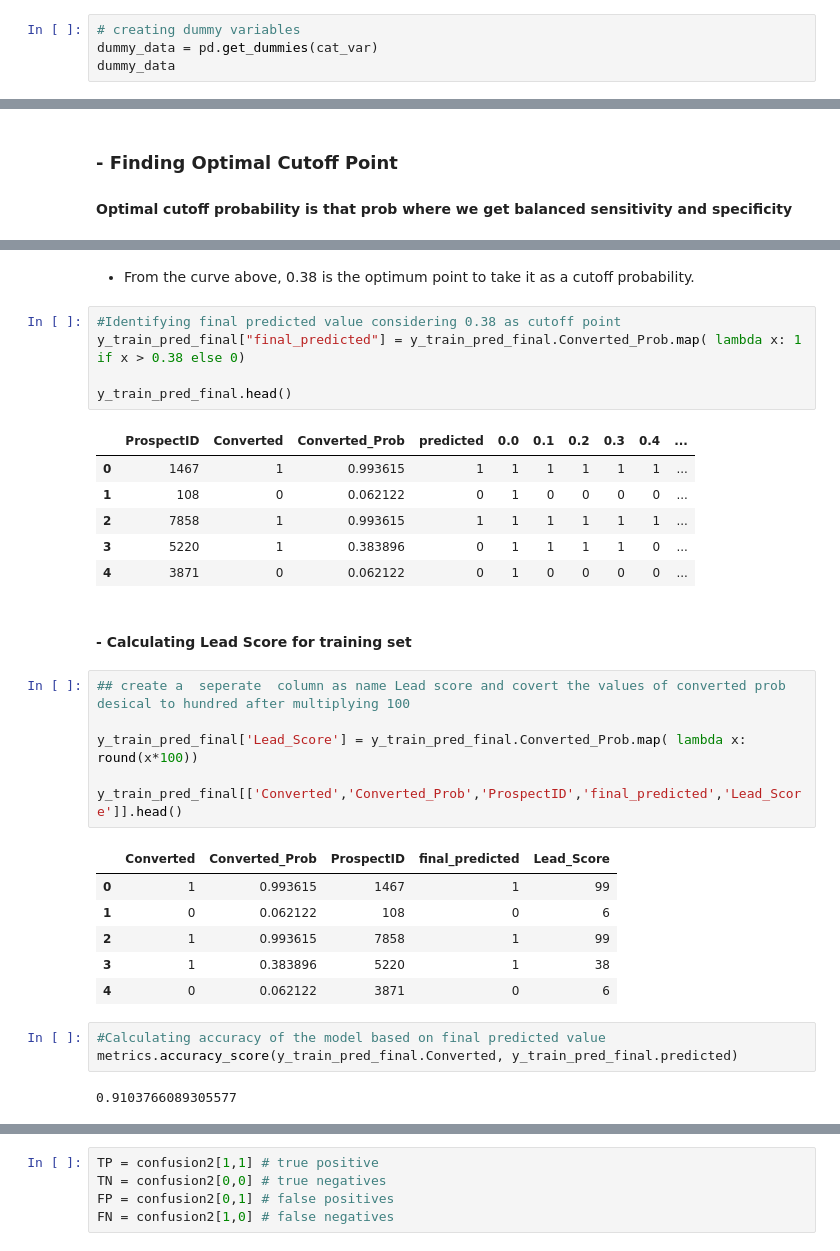
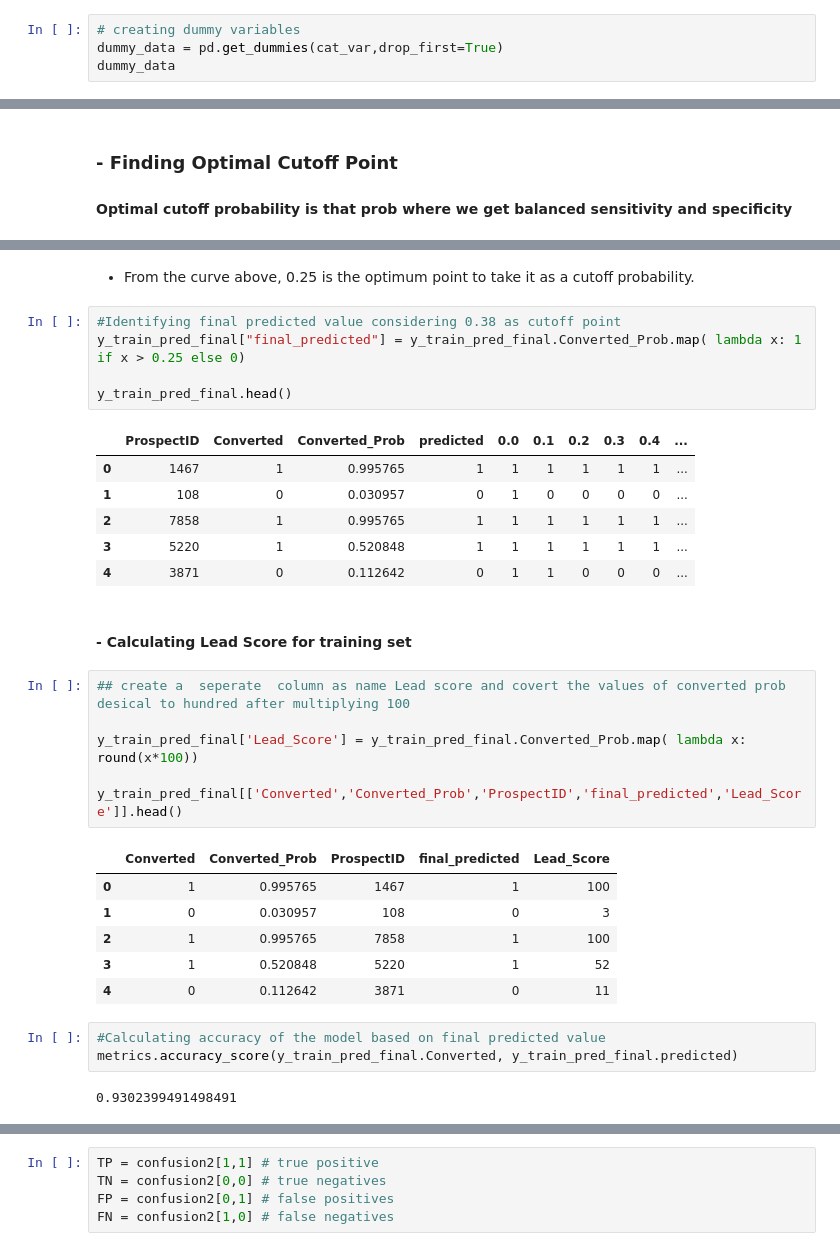
Before and after one commit to agrshuchi/Lead_Score_Case_Study, a Jupyter notebook: Lead_Scoring_Case_Study.ipynb, the cells around one changed output, grey strips where cells are left out. Saved outputs shown, nothing was run; the diff lists cells and outputs as text.

```diff
--- a/Lead_Scoring_Case_Study.ipynb
+++ b/Lead_Scoring_Case_Study.ipynb
@@ -723,6 +742,6 @@ cat_var = lead[['Lead Origin','Lead Source','Last Activity','Country','Specializ
                 'What is your current occupation','Tags','City','Last Notable Activity']]
 # %%
 # creating dummy variables
-dummy_data = pd.get_dummies(cat_var)
+dummy_data = pd.get_dummies(cat_var,drop_first=True)
 dummy_data
 # %% [output]
@@ -1235,17 +1296,17 @@ plt.show()
 # %% [markdown]
-- From the curve above, 0.38 is the optimum point to take it as a cutoff probability.
+- From the curve above, 0.25 is the optimum point to take it as a cutoff probability.
 # %%
 #Identifying final predicted value considering 0.38 as cutoff point
-y_train_pred_final["final_predicted"] = y_train_pred_final.Converted_Prob.map( lambda x: 1 if x > 0.38 else 0)
+y_train_pred_final["final_predicted"] = y_train_pred_final.Converted_Prob.map( lambda x: 1 if x > 0.25 else 0)
 
 y_train_pred_final.head()
 # %% [output]
 |  | ProspectID | Converted | Converted_Prob | predicted | 0.0 | 0.1 | 0.2 | 0.3 | 0.4 | ... |
-| 0 | 1467 | 1 | 0.993615 | 1 | 1 | 1 | 1 | 1 | 1 | ... |
-| 1 | 108 | 0 | 0.062122 | 0 | 1 | 0 | 0 | 0 | 0 | ... |
-| 2 | 7858 | 1 | 0.993615 | 1 | 1 | 1 | 1 | 1 | 1 | ... |
-| 3 | 5220 | 1 | 0.383896 | 0 | 1 | 1 | 1 | 1 | 0 | ... |
-| 4 | 3871 | 0 | 0.062122 | 0 | 1 | 0 | 0 | 0 | 0 | ... |
+| 0 | 1467 | 1 | 0.995765 | 1 | 1 | 1 | 1 | 1 | 1 | ... |
+| 1 | 108 | 0 | 0.030957 | 0 | 1 | 0 | 0 | 0 | 0 | ... |
+| 2 | 7858 | 1 | 0.995765 | 1 | 1 | 1 | 1 | 1 | 1 | ... |
+| 3 | 5220 | 1 | 0.520848 | 1 | 1 | 1 | 1 | 1 | 1 | ... |
+| 4 | 3871 | 0 | 0.112642 | 0 | 1 | 1 | 0 | 0 | 0 | ... |
 # %% [markdown]
 #### - Calculating Lead Score for training set
 # %%
@@ -1256,16 +1317,16 @@ y_train_pred_final['Lead_Score'] = y_train_pred_final.Converted_Prob.map( lambda
 y_train_pred_final[['Converted','Converted_Prob','ProspectID','final_predicted','Lead_Score']].head()
 # %% [output]
 |  | Converted | Converted_Prob | ProspectID | final_predicted | Lead_Score |
-| 0 | 1 | 0.993615 | 1467 | 1 | 99 |
-| 1 | 0 | 0.062122 | 108 | 0 | 6 |
-| 2 | 1 | 0.993615 | 7858 | 1 | 99 |
-| 3 | 1 | 0.383896 | 5220 | 1 | 38 |
-| 4 | 0 | 0.062122 | 3871 | 0 | 6 |
+| 0 | 1 | 0.995765 | 1467 | 1 | 100 |
+| 1 | 0 | 0.030957 | 108 | 0 | 3 |
+| 2 | 1 | 0.995765 | 7858 | 1 | 100 |
+| 3 | 1 | 0.520848 | 5220 | 1 | 52 |
+| 4 | 0 | 0.112642 | 3871 | 0 | 11 |
 # %%
 #Calculating accuracy of the model based on final predicted value
 metrics.accuracy_score(y_train_pred_final.Converted, y_train_pred_final.predicted)
 # %% [output]
-0.9103766089305577
+0.9302399491498491
 # %%
 #Confusion matrix
 confusion2 = metrics.confusion_matrix(y_train_pred_final.Converted, y_train_pred_final.predicted )
```
Also changed, not shown: parts of 60 cells of this notebook.
